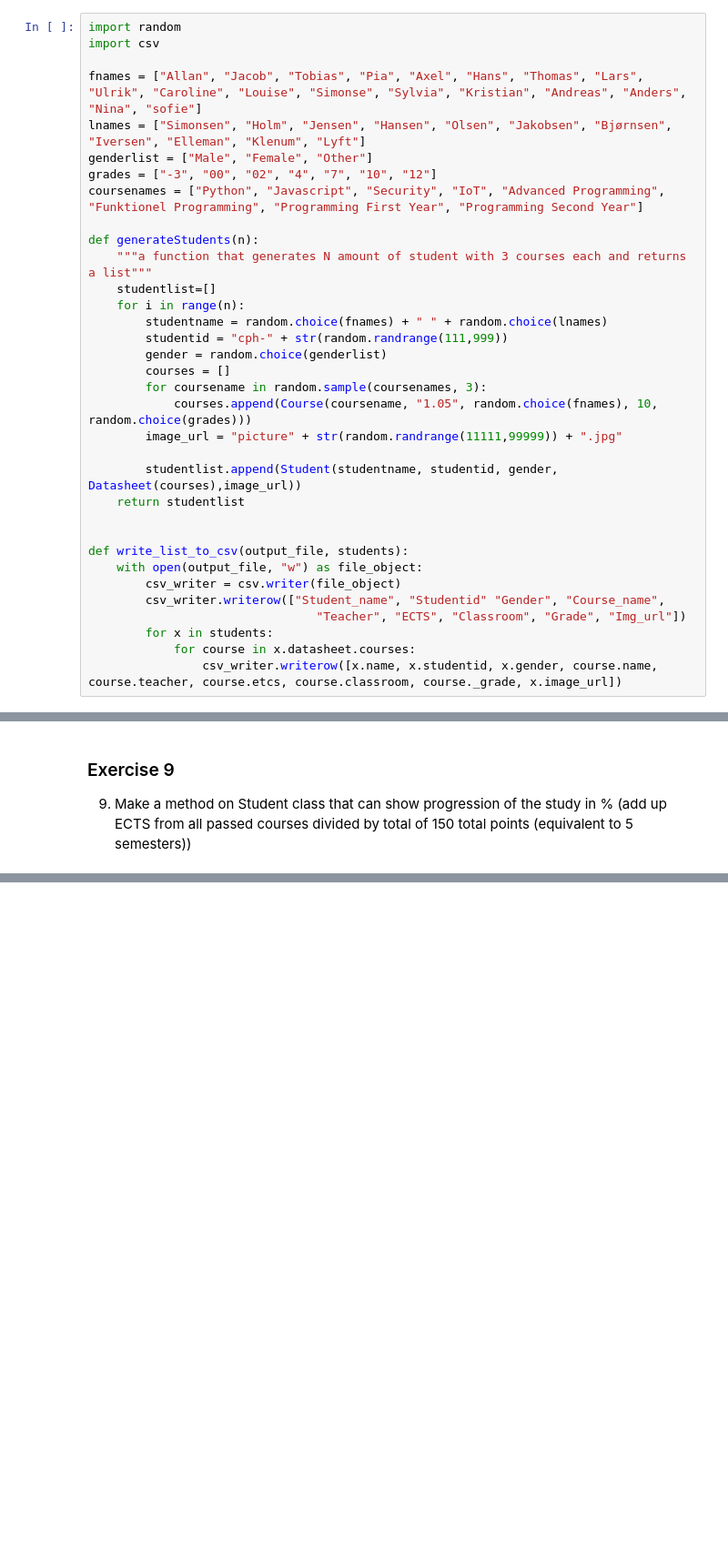
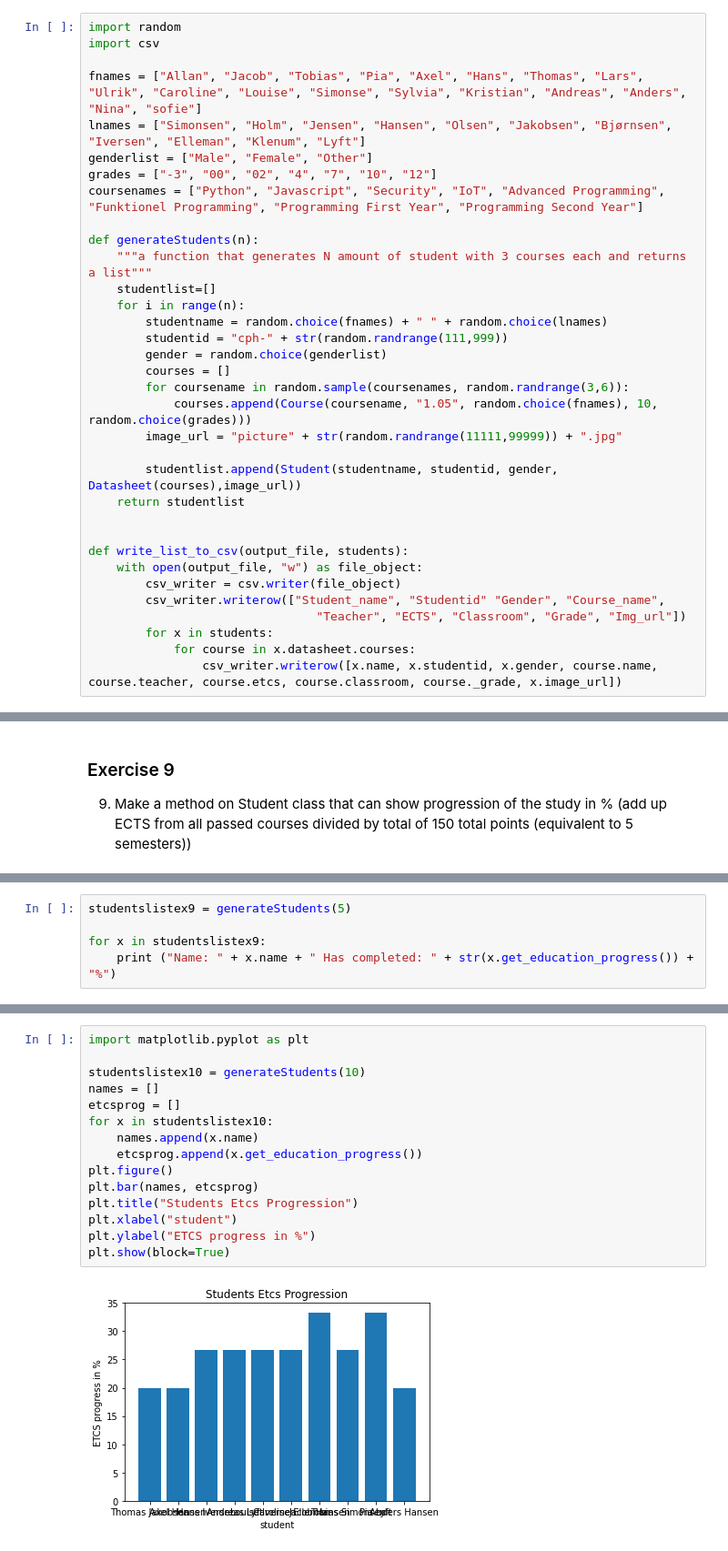
Before and after one commit to AllanSimonsen789/python_handins, a Jupyter notebook: Week_3.ipynb, the cells around one changed output, grey strips where cells are left out. Shown at 91% size. Cells and saved outputs as stored; diff of their text form; blank space fills up the shorter version.

```diff
--- a/Week_3.ipynb
+++ b/Week_3.ipynb
@@ -140,7 +142,7 @@ def generateStudents(n):
         studentid = "cph-" + str(random.randrange(111,999))
         gender = random.choice(genderlist)
         courses = []
-        for coursename in random.sample(coursenames, 3):
+        for coursename in random.sample(coursenames, random.randrange(3,6)):
             courses.append(Course(coursename, "1.05", random.choice(fnames), 10, random.choice(grades)))
         image_url = "picture" + str(random.randrange(11111,99999)) + ".jpg"
 
@@ -256,0 +261,5 @@ Task C
+# %%
+studentslistex9 = generateStudents(5)
+
+for x in studentslistex9:
+    print ("Name: " + x.name + " Has completed: " + str(x.get_education_progress()) + "%")
@@ -256,0 +275,17 @@ Task C
+# %%
+import matplotlib.pyplot as plt
+
+studentslistex10 = generateStudents(10)
+names = []
+etcsprog = []
+for x in studentslistex10:
+    names.append(x.name)
+    etcsprog.append(x.get_education_progress())
+plt.figure()
+plt.bar(names, etcsprog)
+plt.title("Students Etcs Progression")
+plt.xlabel("student")
+plt.ylabel("ETCS progress in %")
+plt.show(block=True)
+# %% [output]
+[figure, added]
```
Also changed, not shown: parts of 7 cells of this notebook.
